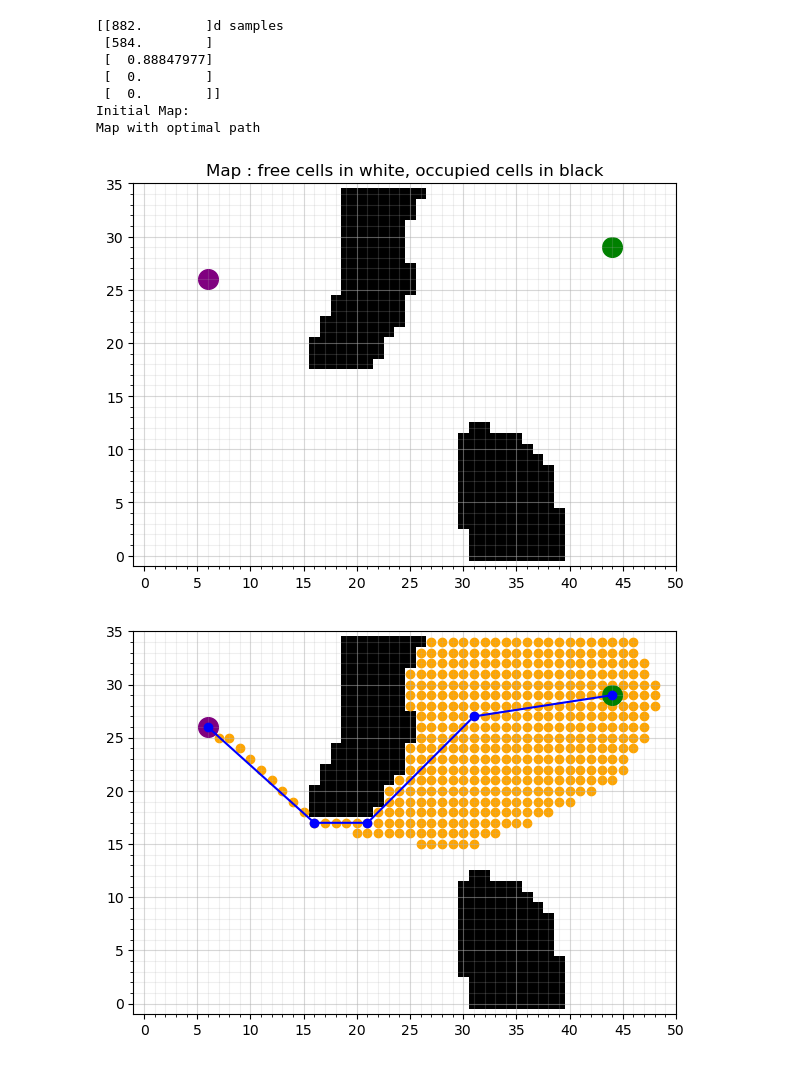
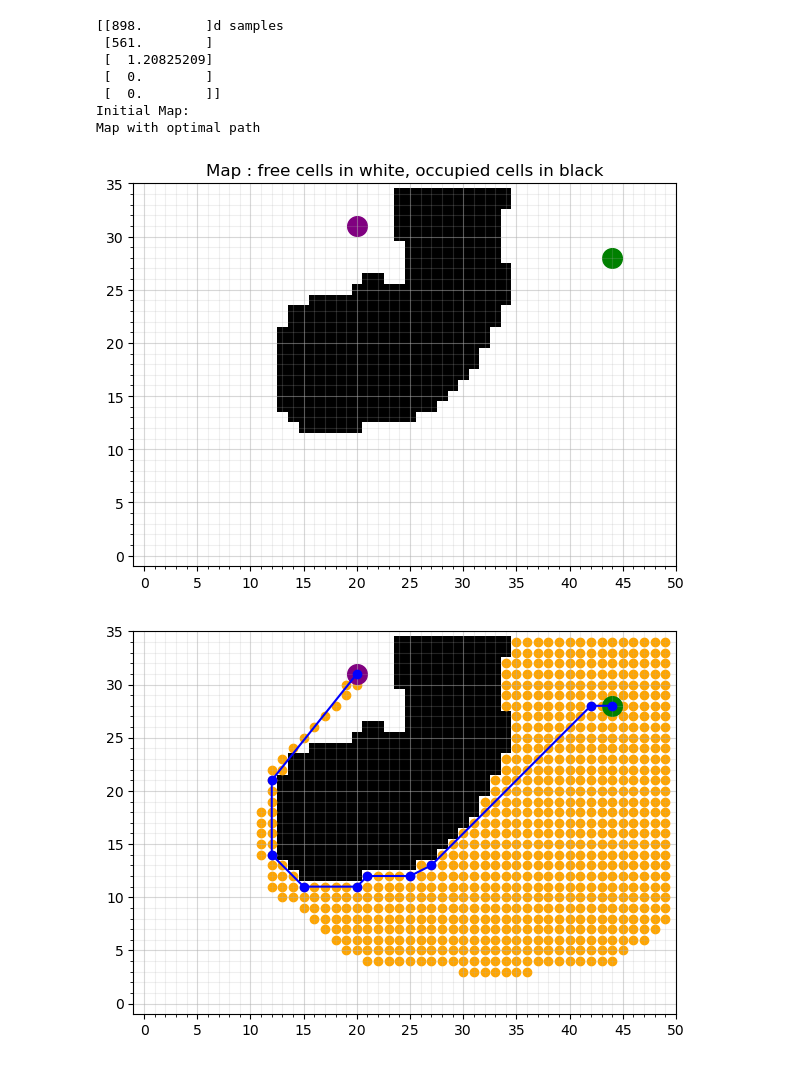
Before and after one commit to einsetumadur/MobileRoboticsG16, a Jupyter notebook: Main_Tom.ipynb, the cells around one changed output. Saved outputs shown, nothing was run; the diff lists cells and outputs as text; code cells hidden in the pictures.

```diff
--- a/Main_Tom.ipynb
+++ b/Main_Tom.ipynb
@@ -35,24 +35,6 @@ Ts =0.05
 MAP_SHAPE = (1000,700)
 REFRAME = True
 cap = cv2.VideoCapture(1)#not 2
-# %%
-# Open the camera (you can change the argument to the camera index you want to use)
-cap = cv2.VideoCapture(1)
-
-while True:
-    # Capture frame-by-frame
-    ret, frame = cap.read()
-
-    # Display the resulting frame
-    cv2.imshow('Camera Feed', frame)
-
-    # Break the loop when 'q' key is pressed
-    if cv2.waitKey(1) & 0xFF == ord('q'):
-        break
-
-# Release the camera and close the window
-cap.release()
-cv2.destroyAllWindows()
 # %%
 
 
@@ -70,40 +52,40 @@ while True:
         HLS = cv2.cvtColor(frame, cv2.COLOR_BGR2HLS_FULL)
 
 
-        fmap = vs.get_grid_fixed_map(frame,(50,35),50, robrad=60)
+        fmap = vs.get_grid_fixed_map(frame,(50,35),50, robrad=120)
 
         # find dest position
         bool_dest, dest = vs.get_destination(frame)
 
         if bool_dest:
             dest = dest/10.0
             dest[1] = 70-dest[1]
             dest = gb.convert_to_idx(dest,2)
             #dest[1]= 35-dest[1]
             dest = tuple(dest)
         #dest = gb.convert_to_idx(vs.get_destination(frame)/10.0, 2)
         # find robot
             gotpos,robpos,orient, ppmx = vs.get_Robot_position_orientation(HLS,5)
             if gotpos :
                 start=robpos
                 start[1]= 700 -start[1]
                 state_estimation_prev2 = np.array([[start[0]],[start[1]], [orient], [0],[0]])
                 start = start/10.0
                 print(state_estimation_prev2)
                 start = gb.convert_to_idx(start,2)
                 start = tuple(start)
                 path = gb.global_final(fmap,start,dest, "8N", True)
                 P_estimation_prev = 1000*np.ones(5)
                 break
 # %% [output]
-[[882.        ]d samples
- [584.        ]
- [  0.88847977]
+[[898.        ]d samples
+ [561.        ]
+ [  1.20825209]
  [  0.        ]
  [  0.        ]]
 Initial Map:
 Map with optimal path
-[figure, old version]
+[figure, new version]
-[figure, old version]
+[figure, new version]
 # %%
  np.array([[0],[1], [4], [0],[0]])
```
Also changed, not shown: parts of 10 cells of this notebook, 1 other file.
